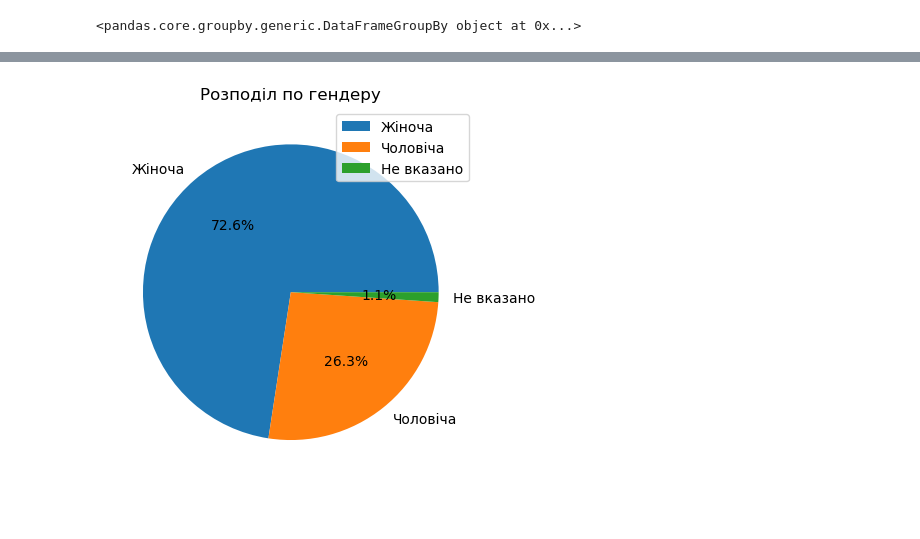
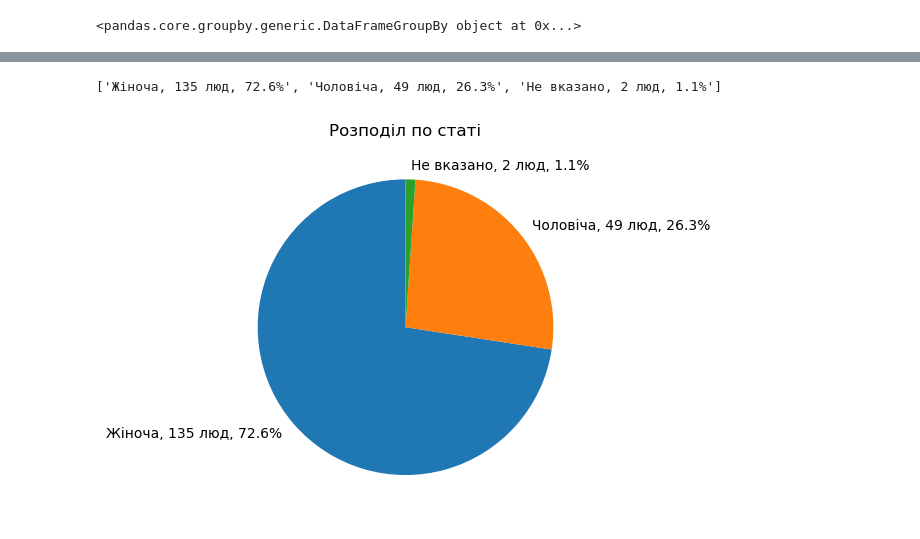
Before and after one commit to kucheriavii/volodymyr-tourism-survey, a Jupyter notebook: create_dataframe.ipynb, the cells around one changed output, grey strips where cells are left out. Cells and saved outputs as stored; diff of their text form; code cells hidden in the pictures.

```diff
--- a/create_dataframe.ipynb
+++ b/create_dataframe.ipynb
@@ -58,15 +68,23 @@ df_union.groupby('sex')
 # %%
 counts = df_union['sex'].fillna("Не вказано").value_counts(dropna=False)
+total = counts.sum()
+labels = []
 
+for i in counts.items():
+    perc = f"{round(i[1]/total*100,1)}%"
+    labels.append(f'{i[0]}, {i[1]} люд, {perc}')
+print(labels)
 ax = counts.plot(
     kind='pie',
-    autopct='%1.1f%%',
+    labels=labels,     # тут усе: назва, кількість і %
+    autopct=None,      # нічого всередині секторів
     ylabel='',
-    legend=True
+    startangle=90,
+    labeldistance=1.1,  # відстань підписів від центру
+    title="Розподіл по статі"
 )
 
-ax.set_title('Розподіл по гендеру')
-
 plt.show()
 # %% [output]
+['Жіноча, 135 люд, 72.6%', 'Чоловіча, 49 люд, 26.3%', 'Не вказано, 2 люд, 1.1%']
-[figure, old version]
+[figure, new version]
```
Also changed, not shown: parts of 1 cell of this notebook.
